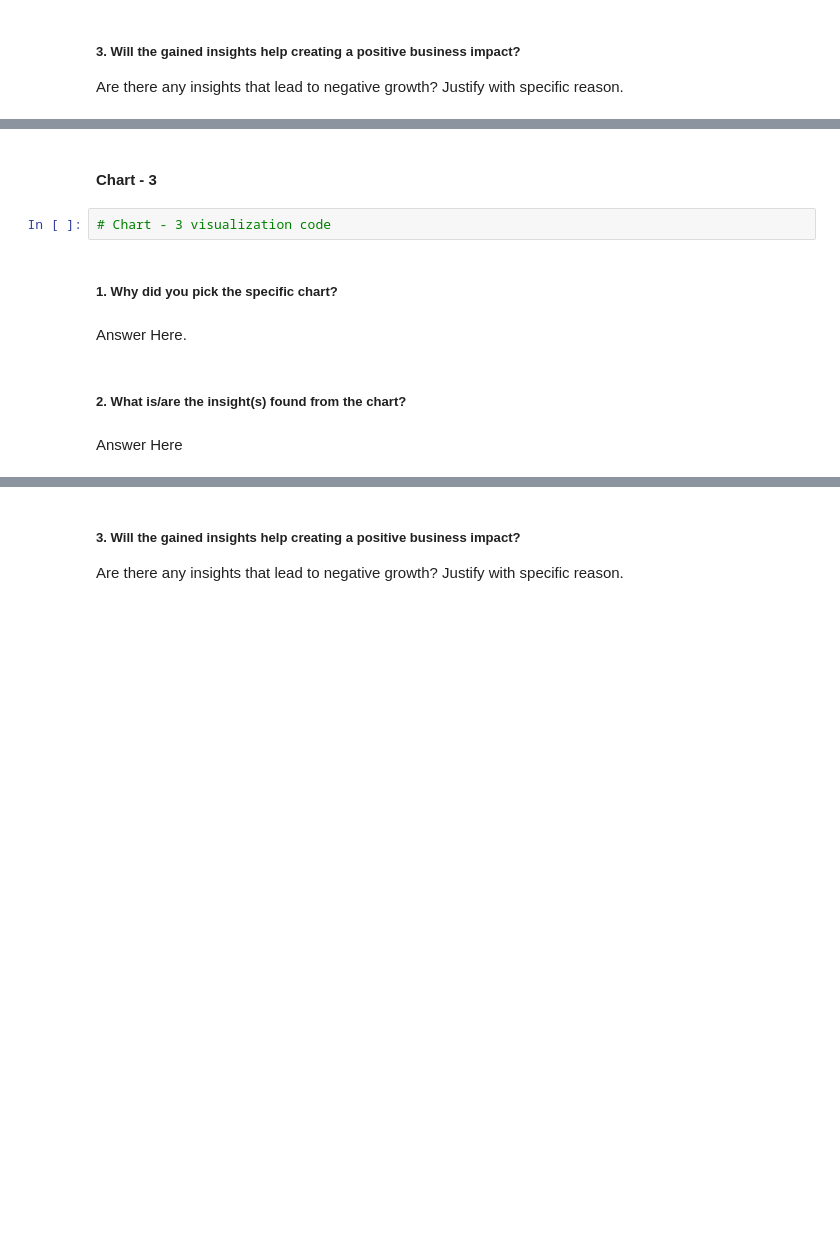
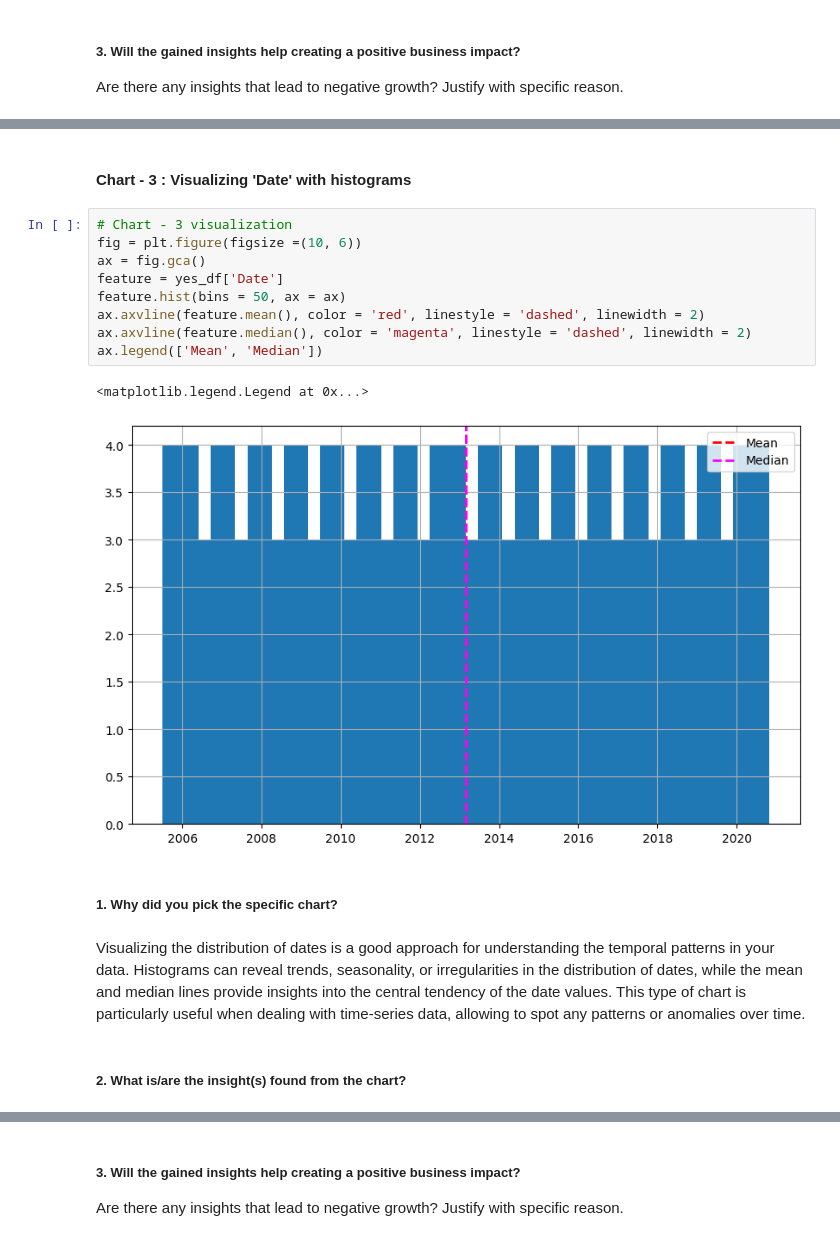
Before and after one commit to Priyankamishra2098/regression, a Jupyter notebook: Regression.ipynb, the cells around one changed output, grey strips where cells are left out. Cells and saved outputs as stored; diff of their text form; blank space fills up the shorter version.

```diff
--- a/Regression.ipynb
+++ b/Regression.ipynb
@@ -243,12 +247,20 @@ Answer Here
 # %% [markdown]
-#### Chart - 3
+#### Chart - 3 : Visualizing 'Date' with histograms
-# %%
-# Chart - 3 visualization code
+# %%
+# Chart - 3 visualization
+fig = plt.figure(figsize =(10, 6))
+ax = fig.gca()
+feature = yes_df['Date']
+feature.hist(bins = 50, ax = ax)
+ax.axvline(feature.mean(), color = 'red', linestyle = 'dashed', linewidth = 2)
+ax.axvline(feature.median(), color = 'magenta', linestyle = 'dashed', linewidth = 2)
+ax.legend(['Mean', 'Median'])
+# %% [output]
+<matplotlib.legend.Legend at 0x...>
+[figure, added]
 # %% [markdown]
 ##### 1. Why did you pick the specific chart?
-# %% [markdown]
-Answer Here.
+# %% [markdown]
+Visualizing the distribution of dates is a good approach for understanding the temporal patterns in your data. Histograms can reveal trends, seasonality, or irregularities in the distribution of dates, while the mean and median lines provide insights into the central tendency of the date values. This type of chart is particularly useful when dealing with time-series data, allowing to spot any patterns or anomalies over time.
 # %% [markdown]
 ##### 2. What is/are the insight(s) found from the chart?
-# %% [markdown]
-Answer Here
```
Also changed, not shown: parts of 22 cells of this notebook.
